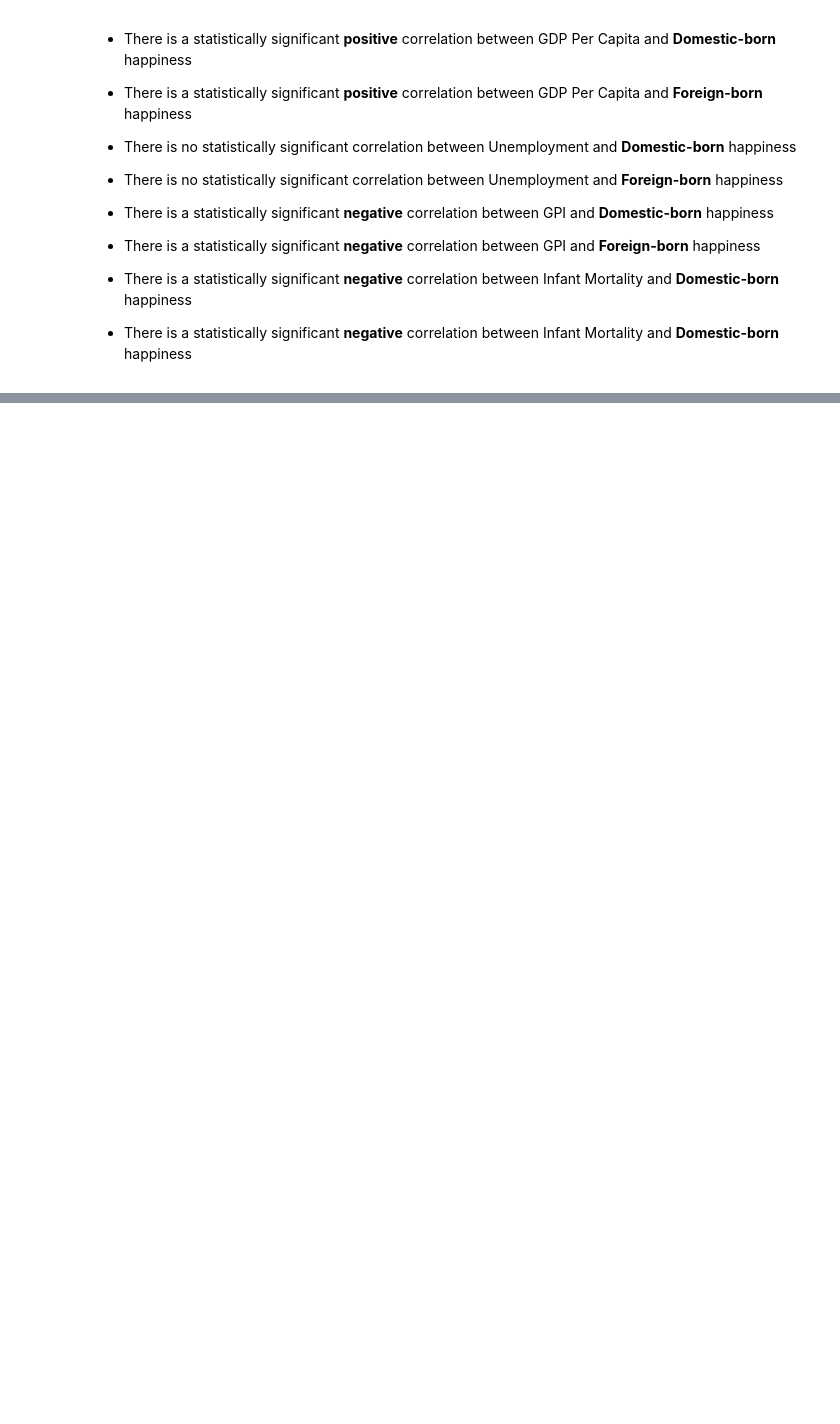
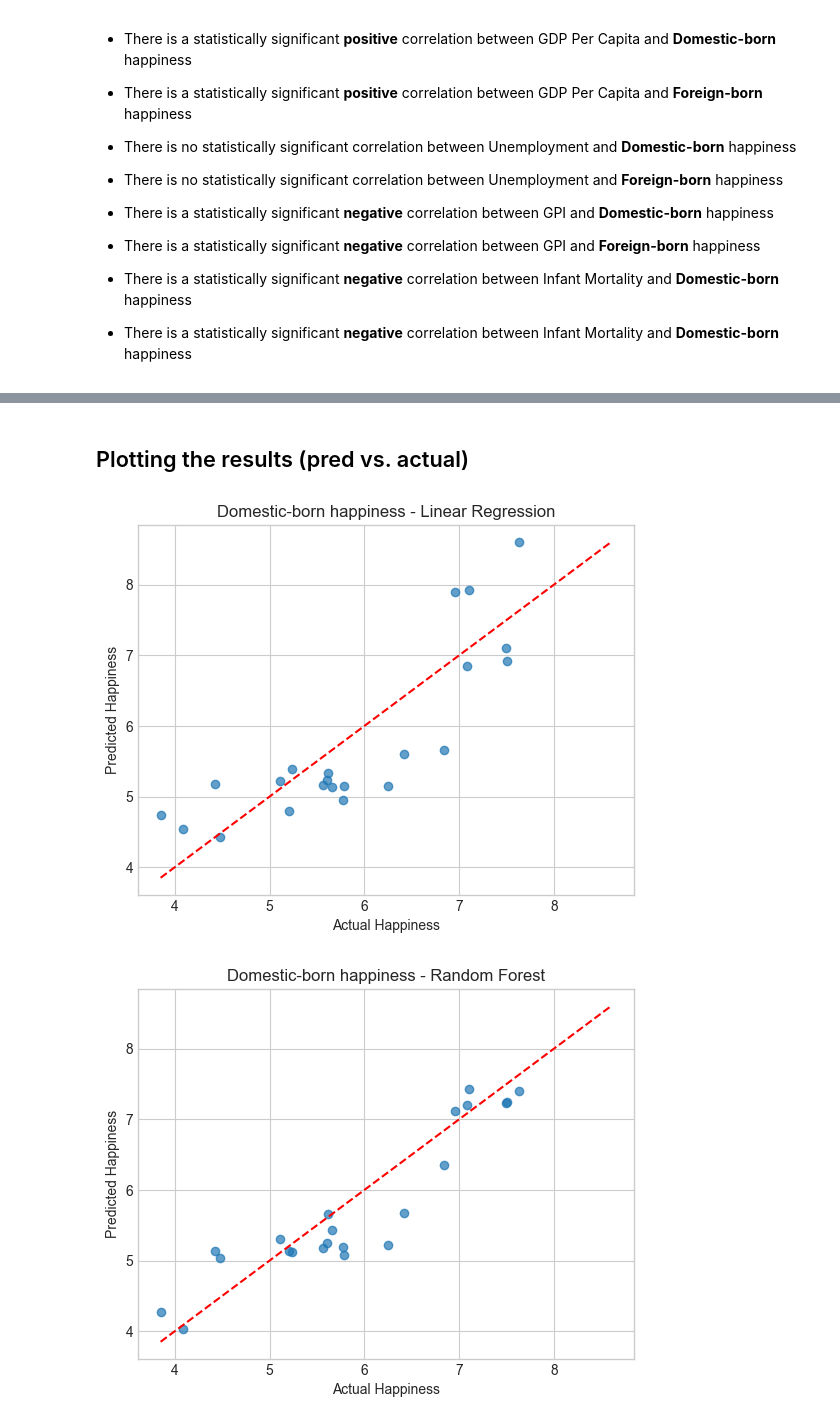
Before and after one commit to ahm4dsalah/WhereWouldIThriveAbroad, a Jupyter notebook: EDA & HT & ML.ipynb, the cells around one changed output, grey strips where cells are left out. Cells and saved outputs as stored; diff of their text form; code cells hidden in the pictures; blank space fills up the shorter version.

```diff
--- a/EDA & Hypothesis Testing.ipynb
+++ b/EDA & HT & ML.ipynb
@@ -302,0 +419,43 @@ Since the p-values are extremely low (p < 0.05) for both domestic and foreign po
+# %% [markdown]
+## Plotting the results (pred vs. actual)
+# %%
+def plot_pred_vs_actual(population_type, title):
+    tmp = df_plot[df_plot["Population_Type"] == population_type].dropna()
+    X = tmp[Metrics]
+    y = tmp["Happiness_Score"]
+    X_train, X_test, y_train, y_test = train_test_split(X, y, test_size=0.2, random_state=42)
+
+    model_lr = LinearRegression()
+    model_lr.fit(X_train, y_train)
+    pred_lr = model_lr.predict(X_test)
+
+    model_rf = RandomForestRegressor(n_estimators=300, random_state=42)
+    model_rf.fit(X_train, y_train)
+    pred_rf = model_rf.predict(X_test)
+
+    # standardize plot limits
+    lo = min(y_test.min(), pred_lr.min(), pred_rf.min())
+    hi = max(y_test.max(), pred_lr.max(), pred_rf.max())
+
+    # Linear Regression
+    plt.figure()
+    plt.scatter(y_test, pred_lr, alpha=0.7)
+    plt.plot([lo, hi], [lo, hi], "r--")
+    plt.xlabel("Actual Happiness")
+    plt.ylabel("Predicted Happiness")
+    plt.title(f"{title} - Linear Regression")
+    plt.show()
+    # Random Forest Regression
+    plt.figure()
+    plt.scatter(y_test, pred_rf, alpha=0.7)
+    plt.plot([lo, hi], [lo, hi], "r--")
+    plt.xlabel("Actual Happiness")
+    plt.ylabel("Predicted Happiness")
+    plt.title(f"{title} - Random Forest")
+    plt.show()
+
+plot_pred_vs_actual("Domestic Happiness wp16", "Domestic-born happiness")
+plot_pred_vs_actual("Foreign Happiness wp16", "Foreign-born happiness")
+# %% [output]
+[figure, added]
+[figure, added]
```
Also changed, not shown: parts of 9 cells of this notebook.
